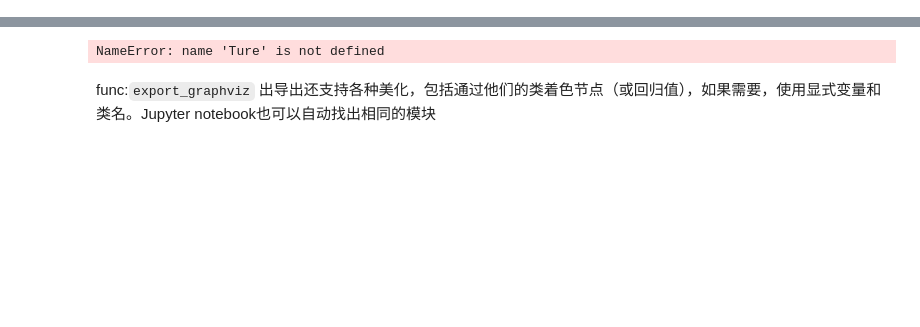
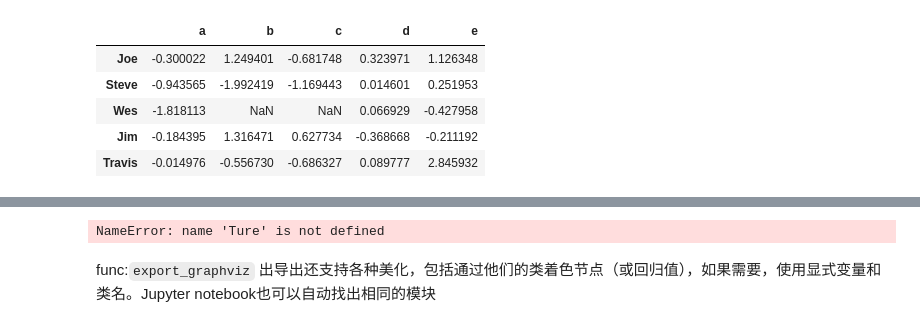
Before and after one commit to uileyar/hello_tf, a Jupyter notebook: fraud/temp.ipynb, the cells around one changed output, grey strips where cells are left out. Cells and saved outputs as stored; diff of their text form; code cells hidden in the pictures; blank space fills up the shorter version.

```diff
--- a/fraud/temp.ipynb
+++ b/fraud/temp.ipynb
@@ -15,0 +112,14 @@ sns.set()
+# %%
+people=pd.DataFrame(np.random.randn(5,5),
+                   columns=list('abcde'),
+                   index=['Joe','Steve','Wes','Jim','Travis'])
+
+people.ix[2:3,['b','c']]=np.nan #设置几个nan
+people
+# %% [output]
+|  | a | b | c | d | e |
+| Joe | -0.300022 | 1.249401 | -0.681748 | 0.323971 | 1.126348 |
+| Steve | -0.943565 | -1.992419 | -1.169443 | 0.014601 | 0.251953 |
+| Wes | -1.818113 | NaN | NaN | 0.066929 | -0.427958 |
+| Jim | -0.184395 | 1.316471 | 0.627734 | -0.368668 | -0.211192 |
+| Travis | -0.014976 | -0.556730 | -0.686327 | 0.089777 | 2.845932 |
```
Also changed, not shown: parts of 13 cells of this notebook, 2 other files.
